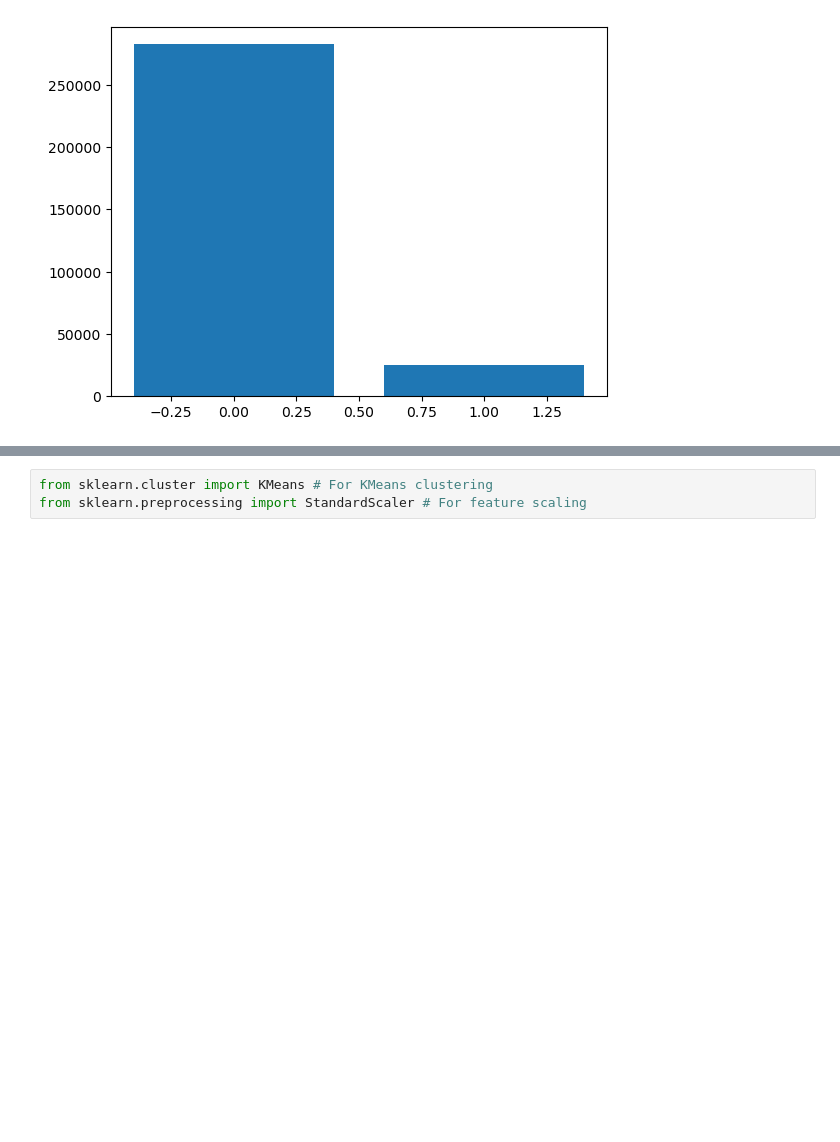
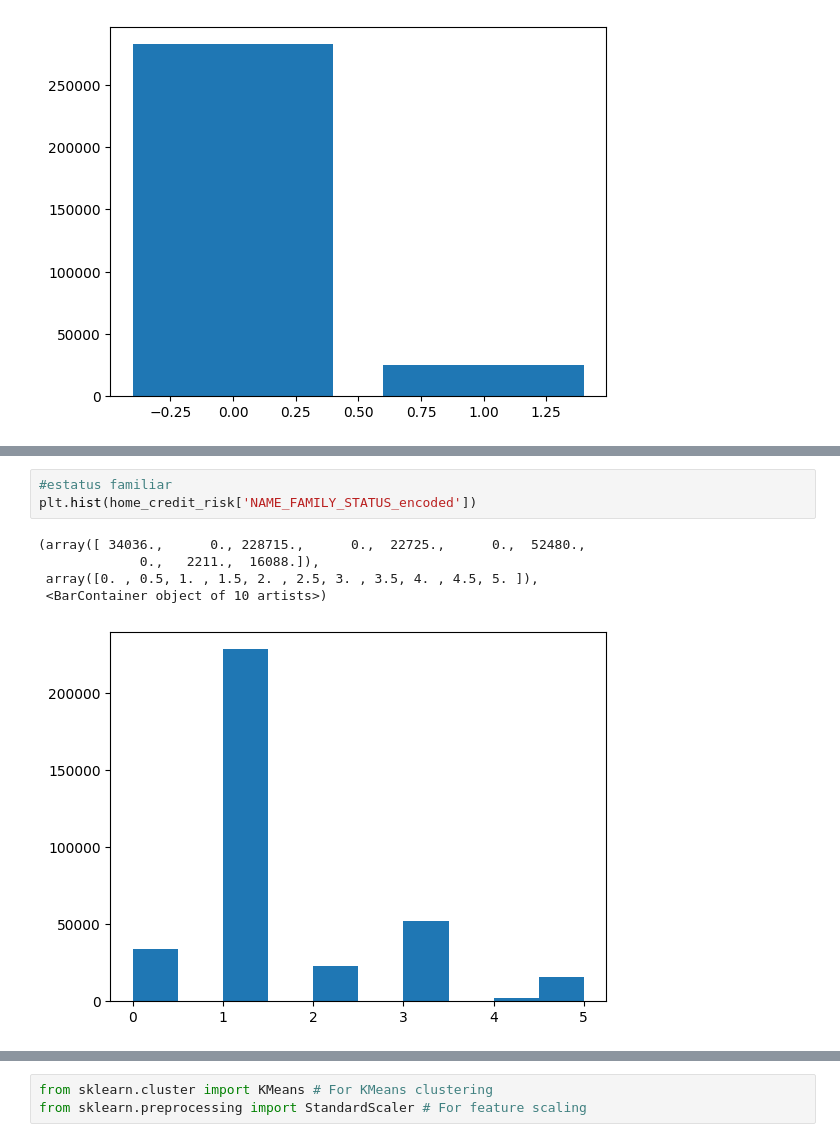
Before and after one commit to No-Country-simulation/c23-16-data, a Jupyter notebook: models.ipynb, the cells around one changed output, grey strips where cells are left out. Drawn from its saved outputs; the diff is of its cells as text; blank space fills up the shorter version.

```diff
--- a/models.ipynb
+++ b/models.ipynb
@@ -56,0 +434,9 @@ plt.bar(merge_train['TARGET'].value_counts().index,merge_train['TARGET'].value_c
+# %%
+#estatus familiar
+plt.hist(home_credit_risk['NAME_FAMILY_STATUS_encoded'])
+# %% [output]
+(array([ 34036.,      0., 228715.,      0.,  22725.,      0.,  52480.,
+             0.,   2211.,  16088.]),
+ array([0. , 0.5, 1. , 1.5, 2. , 2.5, 3. , 3.5, 4. , 4.5, 5. ]),
+ <BarContainer object of 10 artists>)
+[figure, added]
```
Also changed, not shown: parts of 141 cells of this notebook.
